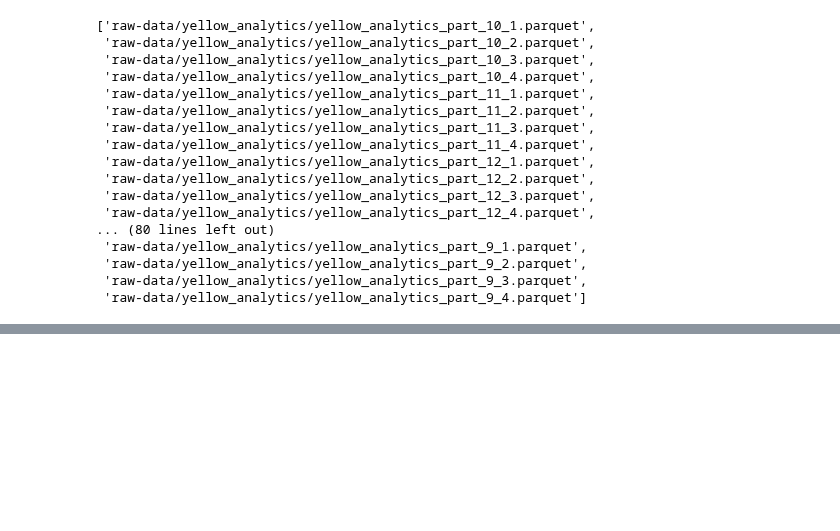
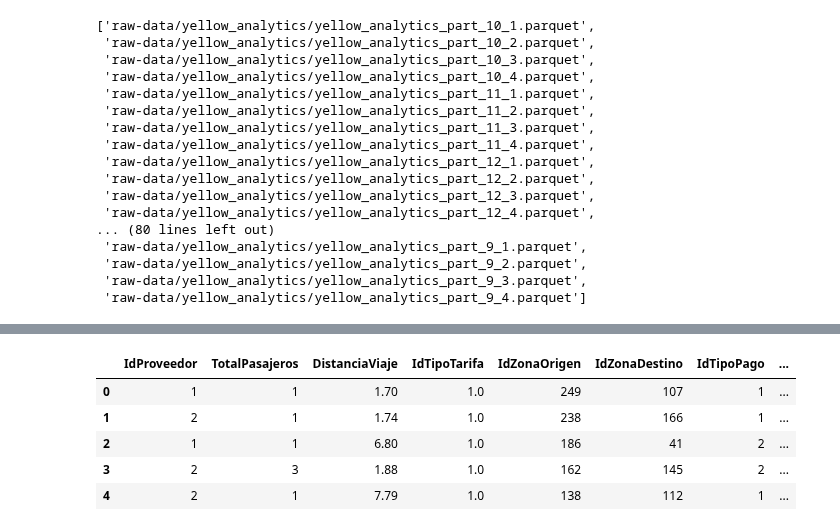
Before and after one commit to clblommberg/MVP_ML_TransporteNY, a Jupyter notebook: notebooks/test.ipynb, the cells around one changed output, grey strips where cells are left out. Saved outputs shown, nothing was run; the diff lists cells and outputs as text; code cells hidden in the pictures; blank space fills up the shorter version.

```diff
--- a/notebooks/test.ipynb
+++ b/notebooks/test.ipynb
@@ -139,0 +164,9 @@ df.shape
+# %%
+df.head(5)
+# %% [output]
+|  | IdProveedor | TotalPasajeros | DistanciaViaje | IdTipoTarifa | IdZonaOrigen | IdZonaDestino | IdTipoPago | ... |
+| 0 | 1 | 1 | 1.70 | 1.0 | 249 | 107 | 1 | ... |
+| 1 | 2 | 1 | 1.74 | 1.0 | 238 | 166 | 1 | ... |
+| 2 | 1 | 1 | 6.80 | 1.0 | 186 | 41 | 2 | ... |
+| 3 | 2 | 3 | 1.88 | 1.0 | 162 | 145 | 2 | ... |
+| 4 | 2 | 1 | 7.79 | 1.0 | 138 | 112 | 1 | ... |
```
Also changed, not shown: parts of 20 cells of this notebook, 15 other files.
